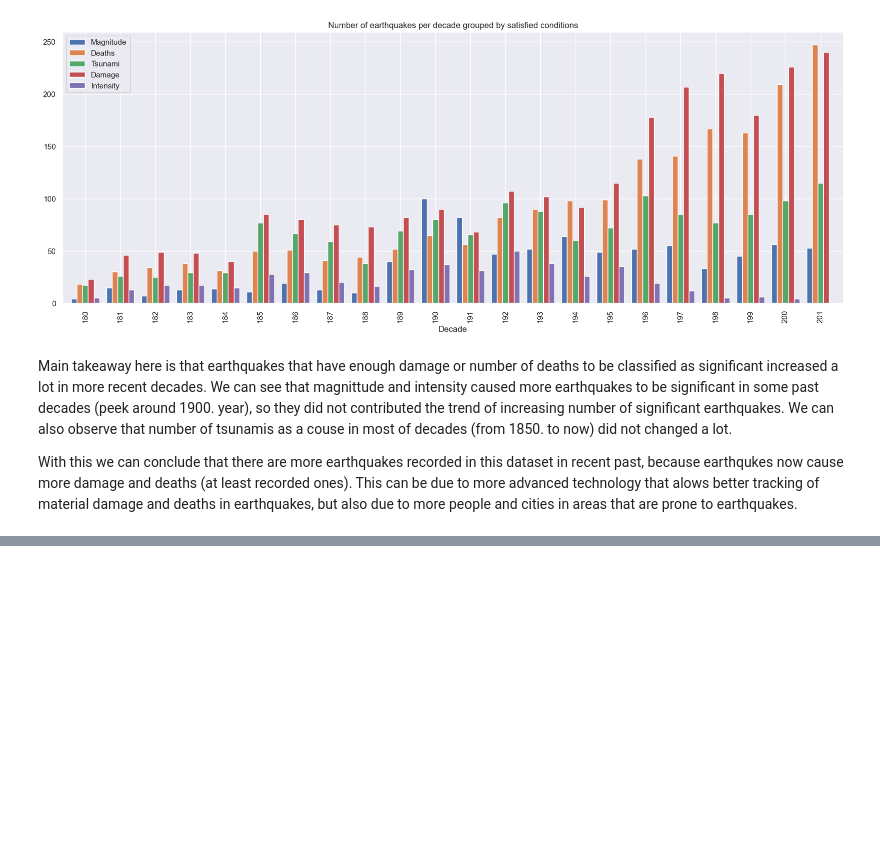
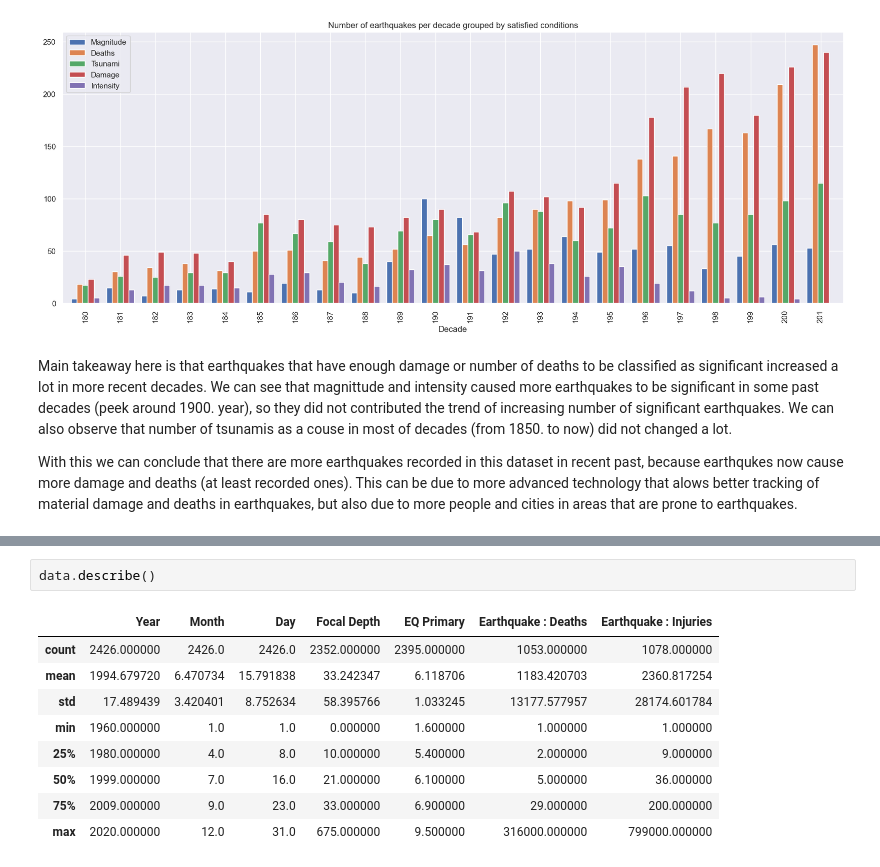
Before and after one commit to DejanGjer/Earthquakes-EDA, a Jupyter notebook: project.ipynb, the cells around one changed output, grey strips where cells are left out. Saved outputs shown, nothing was run; the diff lists cells and outputs as text; blank space fills up the shorter version.

```diff
--- a/project.ipynb
+++ b/project.ipynb
@@ -888,0 +933,12 @@ This can be due to more advanced technology that alows better tracking of materi
+# %%
+data.describe()
+# %% [output]
+|  | Year | Month | Day | Focal Depth | EQ Primary | Earthquake : Deaths | Earthquake : Injuries |
+| count | 2426.000000 | 2426.0 | 2426.0 | 2352.000000 | 2395.000000 | 1053.000000 | 1078.000000 |
+| mean | 1994.679720 | 6.470734 | 15.791838 | 33.242347 | 6.118706 | 1183.420703 | 2360.817254 |
+| std | 17.489439 | 3.420401 | 8.752634 | 58.395766 | 1.033245 | 13177.577957 | 28174.601784 |
+| min | 1960.000000 | 1.0 | 1.0 | 0.000000 | 1.600000 | 1.000000 | 1.000000 |
+| 25% | 1980.000000 | 4.0 | 8.0 | 10.000000 | 5.400000 | 2.000000 | 9.000000 |
+| 50% | 1999.000000 | 7.0 | 16.0 | 21.000000 | 6.100000 | 5.000000 | 36.000000 |
+| 75% | 2009.000000 | 9.0 | 23.0 | 33.000000 | 6.900000 | 29.000000 | 200.000000 |
+| max | 2020.000000 | 12.0 | 31.0 | 675.000000 | 9.500000 | 316000.000000 | 799000.000000 |
```
Also changed, not shown: parts of 22 cells of this notebook.
